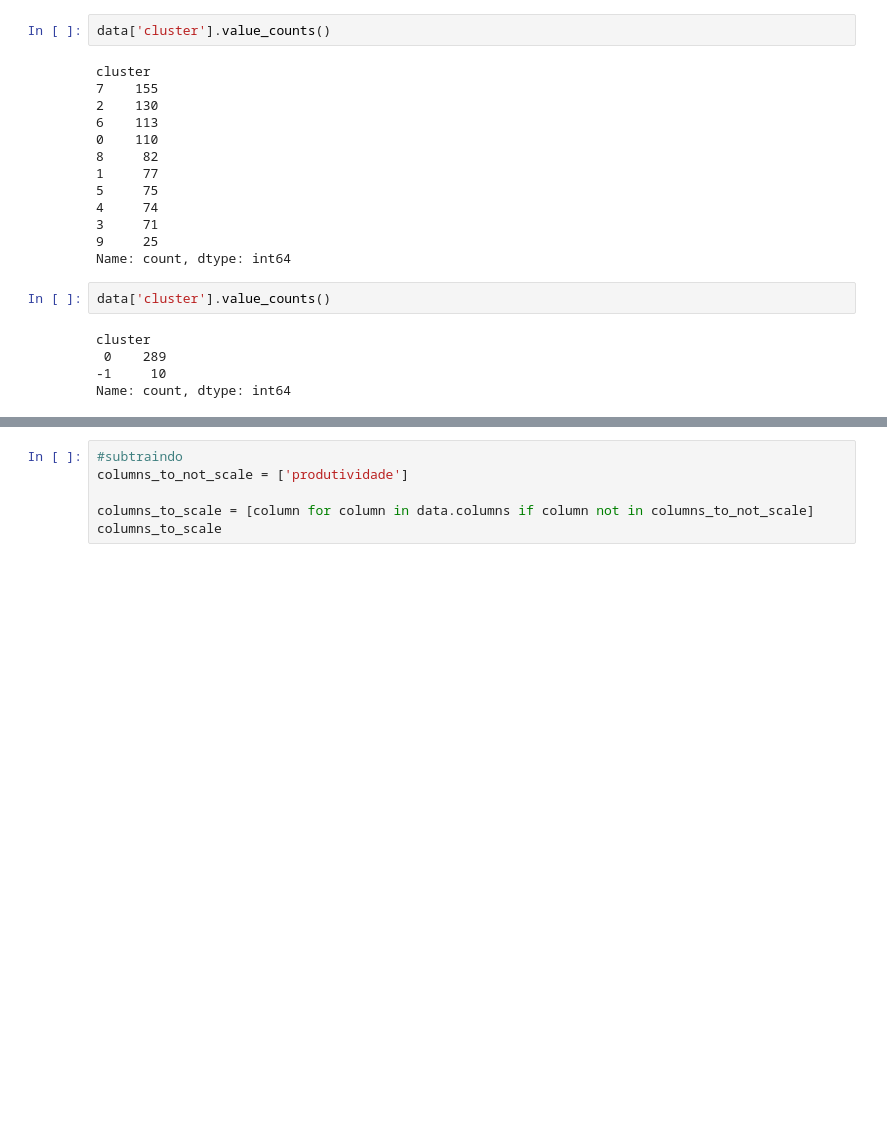
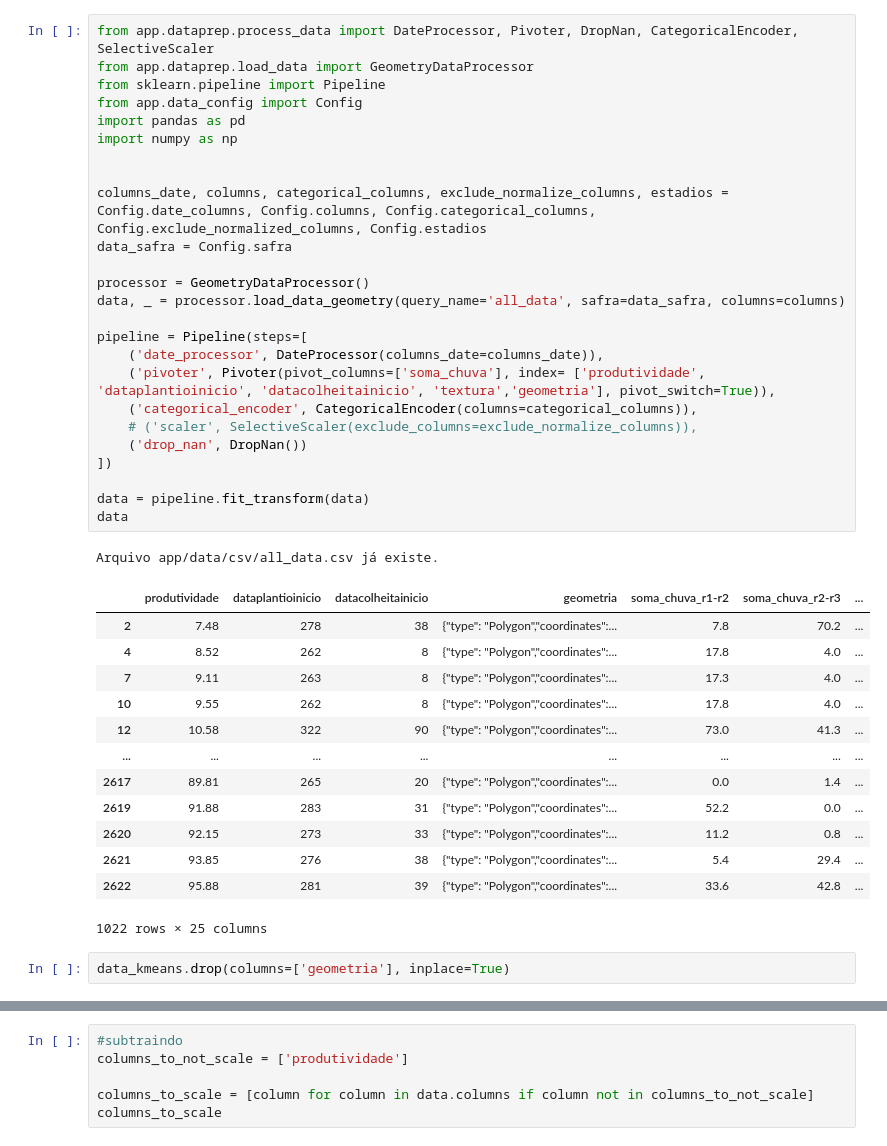
Before and after one commit to caiomarchiorato/project_folium, a Jupyter notebook: test.ipynb, the cells around one changed output, grey strips where cells are left out. Drawn from its saved outputs; the diff is of its cells as text; blank space fills up the shorter version.

```diff
--- a/test.ipynb
+++ b/test.ipynb
@@ -27,22 +8,42 @@ Dropping geometria
-# %%
-data['cluster'].value_counts()
-# %% [output]
-cluster
-7    155
-2    130
-6    113
-0    110
-8     82
-1     77
-5     75
-4     74
-3     71
-9     25
-Name: count, dtype: int64
-# %%
-data['cluster'].value_counts()
-# %% [output]
-cluster
- 0    289
--1     10
-Name: count, dtype: int64
+# %%
+from app.dataprep.process_data import DateProcessor, Pivoter, DropNan, CategoricalEncoder, SelectiveScaler
+from app.dataprep.load_data import GeometryDataProcessor
+from sklearn.pipeline import Pipeline
+from app.data_config import Config
+import pandas as pd
+import numpy as np
+
+
+columns_date, columns, categorical_columns, exclude_normalize_columns, estadios = Config.date_columns, Config.columns, Config.categorical_columns, Config.exclude_normalized_columns, Config.estadios
+data_safra = Config.safra
+
+processor = GeometryDataProcessor()
+data, _ = processor.load_data_geometry(query_name='all_data', safra=data_safra, columns=columns)
+
+pipeline = Pipeline(steps=[
+    ('date_processor', DateProcessor(columns_date=columns_date)),
+    ('pivoter', Pivoter(pivot_columns=['soma_chuva'], index= ['produtividade', 'dataplantioinicio', 'datacolheitainicio', 'textura','geometria'], pivot_switch=True)),
+    ('categorical_encoder', CategoricalEncoder(columns=categorical_columns)),
+    # ('scaler', SelectiveScaler(exclude_columns=exclude_normalize_columns)),
+    ('drop_nan', DropNan())
+])
+
+data = pipeline.fit_transform(data)
+data
+# %% [output]
+Arquivo app/data/csv/all_data.csv já existe.
+|  | produtividade | dataplantioinicio | datacolheitainicio | geometria | soma_chuva_r1-r2 | soma_chuva_r2-r3 | ... |
+| 2 | 7.48 | 278 | 38 | {"type": "Polygon","coordinates":... | 7.8 | 70.2 | ... |
+| 4 | 8.52 | 262 | 8 | {"type": "Polygon","coordinates":... | 17.8 | 4.0 | ... |
+| 7 | 9.11 | 263 | 8 | {"type": "Polygon","coordinates":... | 17.3 | 4.0 | ... |
+| 10 | 9.55 | 262 | 8 | {"type": "Polygon","coordinates":... | 17.8 | 4.0 | ... |
+| 12 | 10.58 | 322 | 90 | {"type": "Polygon","coordinates":... | 73.0 | 41.3 | ... |
+| ... | ... | ... | ... | ... | ... | ... | ... |
+| 2617 | 89.81 | 265 | 20 | {"type": "Polygon","coordinates":... | 0.0 | 1.4 | ... |
+| 2619 | 91.88 | 283 | 31 | {"type": "Polygon","coordinates":... | 52.2 | 0.0 | ... |
+| 2620 | 92.15 | 273 | 33 | {"type": "Polygon","coordinates":... | 11.2 | 0.8 | ... |
+| 2621 | 93.85 | 276 | 38 | {"type": "Polygon","coordinates":... | 5.4 | 29.4 | ... |
+| 2622 | 95.88 | 281 | 39 | {"type": "Polygon","coordinates":... | 33.6 | 42.8 | ... |
+1022 rows × 25 columns
+# %%
+data_kmeans.drop(columns=['geometria'], inplace=True)
```
Also changed, not shown: parts of 22 cells of this notebook, 10 other files.
